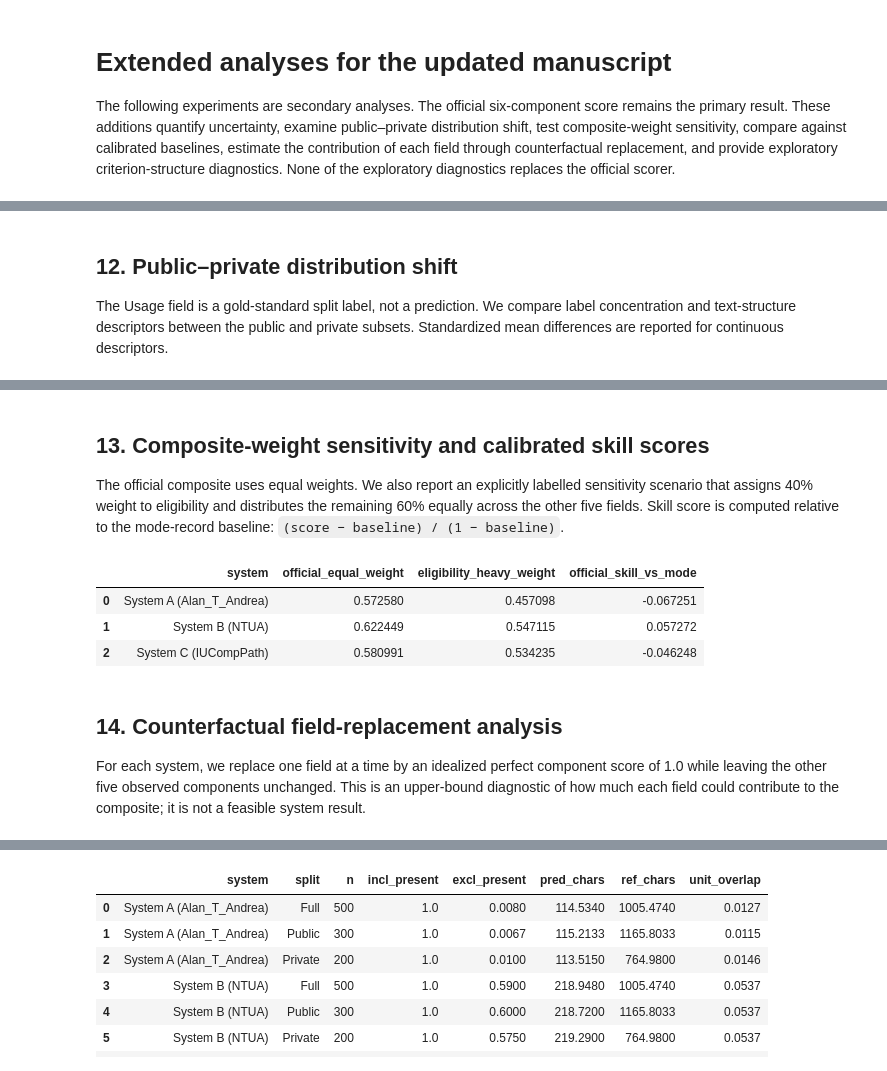
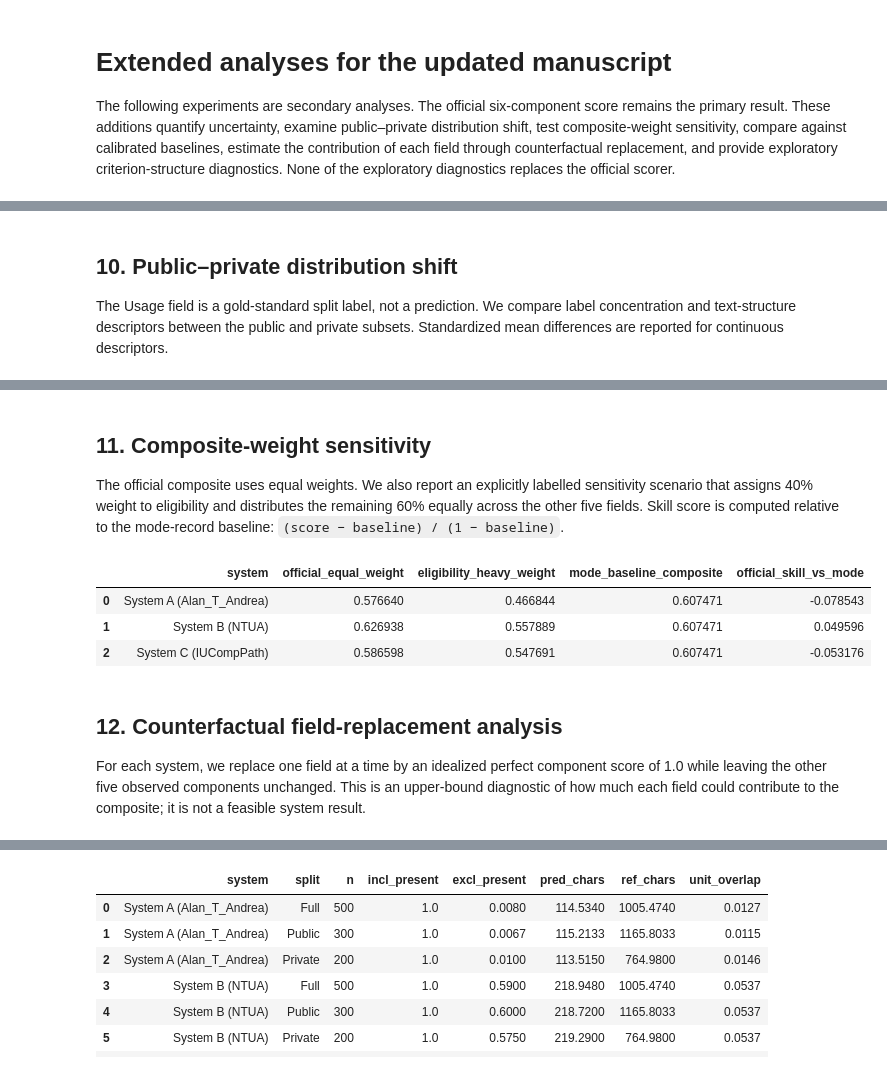
Before and after one commit to csisc/CohortX, a Jupyter notebook: CohortX_Task_1.ipynb, the cells around one changed output, grey strips where cells are left out. Cells and saved outputs as stored; diff of their text form; code cells hidden in the pictures.

```diff
--- a/CohortX_Task_1.ipynb
+++ b/CohortX_Task_1.ipynb
@@ -763,20 +748,0 @@ We compare each submitted eligibility text with its same-record gold text using
-# %%
-linked_rate, linked_ratios = registry_verbatim_rate(gold, submissions['System C (IUCompPath)'])
-linked_pmids = set(gold.loc[[r >= 0.90 for r in linked_ratios], 'pmcids'])
-gold_linked = gold[gold['pmcids'].isin(linked_pmids)].copy()
-gold_unlinked = gold[~gold['pmcids'].isin(linked_pmids)].copy()
-linked_set = set(linked_pmids)
-linkage_rows = []
-for name in submissions:
-    scores = full_component_scores[name].copy()
-    scores['subset'] = scores['pmcids'].map(lambda x: 'Linked' if x in linked_set else 'Unlinked')
-    for subset_name in ['Linked', 'Unlinked']:
-        part = scores[scores['subset'].eq(subset_name)]
-        means = part[TARGET_COLS].mean()
-        rec = {'system': name, 'subset': subset_name, 'n': len(part)}
-        rec.update({c: float(means[c]) for c in TARGET_COLS})
-        rec['official_composite'] = float(means.mean())
-        linkage_rows.append(rec)
-linkage_summary = pd.DataFrame(linkage_rows)
-print('System C registry-verbatim rate:', round(linked_rate, 4), 'linked n=', len(gold_linked), 'unlinked n=', len(gold_unlinked))
-linkage_summary.round(6)
@@ -906,5 +827,5 @@ permutation_tests.round(6)
 # %% [markdown]
-## 12. Public–private distribution shift
+## 10. Public–private distribution shift
 
 The Usage field is a gold-standard split label, not a prediction. We compare label concentration and text-structure descriptors between the public and private subsets. Standardized mean differences are reported for continuous descriptors.
 # %%
@@ -961,32 +882,44 @@ distribution_shift.round(4)
 | 9 | sex=FEMALE | 0.0833 | 0.120 | -0.0367 | NaN |
 | 10 | sex=MALE | 0.0900 | 0.015 | 0.0750 | NaN |
 # %% [markdown]
-## 13. Composite-weight sensitivity and calibrated skill scores
+## 11. Composite-weight sensitivity
 
 The official composite uses equal weights. We also report an explicitly labelled sensitivity scenario that assigns 40% weight to eligibility and distributes the remaining 60% equally across the other five fields. Skill score is computed relative to the mode-record baseline: `(score − baseline) / (1 − baseline)`.
 # %%
+def build_mode_baseline(solution_df):
+    """Naive constant-prediction baseline used for the skill score: predicts the single
+    most frequent gold-standard value for every record, for each of the six target columns."""
+    baseline = pd.DataFrame({'pmcids': solution_df['pmcids']})
+    for col in COMPONENTS:
+        mode_series = solution_df[col].mode(dropna=True)
+        baseline[col] = mode_series.iloc[0] if not mode_series.empty else ''
+    return baseline
+
+mode_baseline = build_mode_baseline(gold)
+_, mode_baseline_summary = score_frame(gold, mode_baseline)
+baseline_composite = float(mode_baseline_summary['official_composite'])
+
 equal_weights = {c: 1/6 for c in COMPONENTS}
 eligibility_heavy = {c: 0.12 for c in COMPONENTS}
 eligibility_heavy['eligibility_criteria'] = 0.40
-mode_component = control_summary.loc['Mode baseline', COMPONENTS].astype(float).to_dict()
 
 sensitivity_rows=[]
 for name in SYSTEM_ORDER:
     scores=full_component_scores[name][COMPONENTS]
     equal=float(sum(scores[c].mean()*equal_weights[c] for c in COMPONENTS))
     heavy=float(sum(scores[c].mean()*eligibility_heavy[c] for c in COMPONENTS))
-    skill=float((equal-control_summary.loc['Mode baseline','official_composite'])/(1-control_summary.loc['Mode baseline','official_composite']))
-    sensitivity_rows.append({'system':name,'official_equal_weight':equal,'eligibility_heavy_weight':heavy,'official_skill_vs_mode':skill})
+    skill=(equal - baseline_composite) / (1 - baseline_composite) if baseline_composite < 1 else float('nan')
+    sensitivity_rows.append({'system':name,'official_equal_weight':equal,'eligibility_heavy_weight':heavy,'mode_baseline_composite':baseline_composite,'official_skill_vs_mode':skill})
 sensitivity_scores=pd.DataFrame(sensitivity_rows)
-sensitivity_scores.to_csv(EXT_OUT / 'composite_sensitivity_and_skill.csv', index=False)
+sensitivity_scores.to_csv(EXT_OUT / 'composite_sensitivity.csv', index=False)
 sensitivity_scores.round(6)
 # %% [output]
-|  | system | official_equal_weight | eligibility_heavy_weight | official_skill_vs_mode |
-| 0 | System A (Alan_T_Andrea) | 0.572580 | 0.457098 | -0.067251 |
-| 1 | System B (NTUA) | 0.622449 | 0.547115 | 0.057272 |
-| 2 | System C (IUCompPath) | 0.580991 | 0.534235 | -0.046248 |
+|  | system | official_equal_weight | eligibility_heavy_weight | mode_baseline_composite | official_skill_vs_mode |
+| 0 | System A (Alan_T_Andrea) | 0.576640 | 0.466844 | 0.607471 | -0.078543 |
+| 1 | System B (NTUA) | 0.626938 | 0.557889 | 0.607471 | 0.049596 |
+| 2 | System C (IUCompPath) | 0.586598 | 0.547691 | 0.607471 | -0.053176 |
 # %% [markdown]
-## 14. Counterfactual field-replacement analysis
+## 12. Counterfactual field-replacement analysis
 
 For each system, we replace one field at a time by an idealized perfect component score of 1.0 while leaving the other five observed components unchanged. This is an upper-bound diagnostic of how much each field could contribute to the composite; it is not a feasible system result.
 # %%
```
Also changed, not shown: parts of 23 cells of this notebook.
